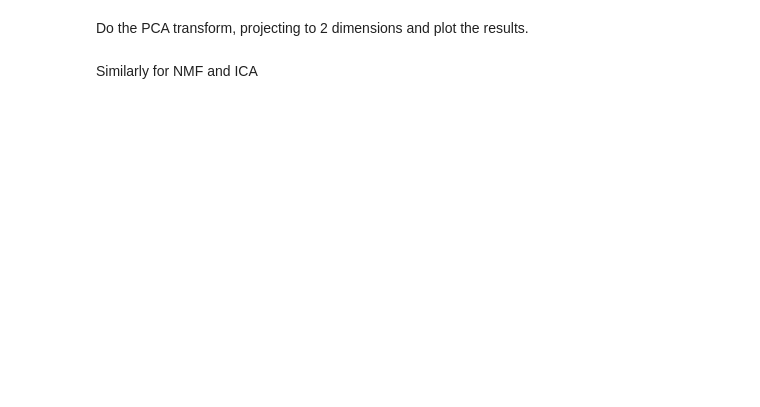
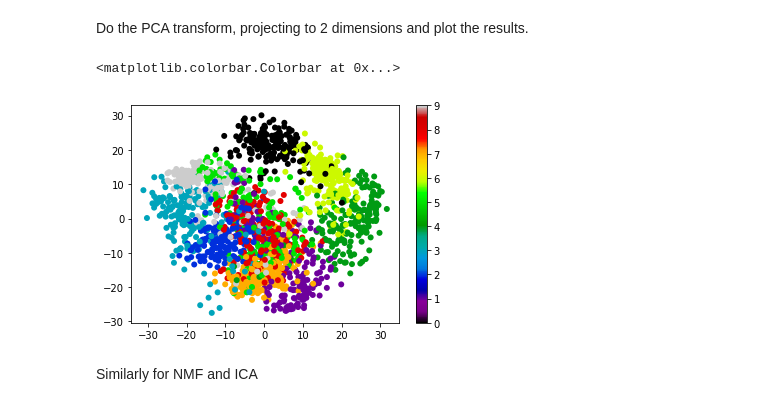
Before and after one commit to pranphy/PHYST580-F18, a Jupyter notebook: notebooks/DimensionReduction.ipynb, the cells around one changed output. Drawn from its saved outputs; the diff is of its cells as text; code cells hidden in the pictures; blank space fills up the shorter version.

Commit message:
Complete NonLlinearDimReduc notebook

```diff
--- a/notebooks/DimensionReduction.ipynb
+++ b/notebooks/DimensionReduction.ipynb
@@ -897,13 +1000,16 @@ y = digits.target
 Do the PCA transform, projecting to 2 dimensions and plot the results.
 # %%
 # PCA
-from sklearn.decomposition import ___
-pca = PCA(n_components = ___)
-pca.___(___)
-X_reduced = pca.transform(___)
+from sklearn.decomposition import PCA
+pca = PCA(n_components = 2)
+pca.fit_transform(X)
+X_reduced = pca.transform(X)
 
-plt.scatter(X_reduced[:,___], X_reduced[:,___], c=y, cmap="nipy_spectral", edgecolor="None")
+plt.scatter(X_reduced[:,0], X_reduced[:,1], c=y, cmap="nipy_spectral", edgecolor="None")
 plt.colorbar()
+# %% [output]
+<matplotlib.colorbar.Colorbar at 0x...>
+[figure, added]
 # %% [markdown]
 Similarly for NMF and ICA
 # %%
```
Also changed, not shown: parts of 8 cells of this notebook.
